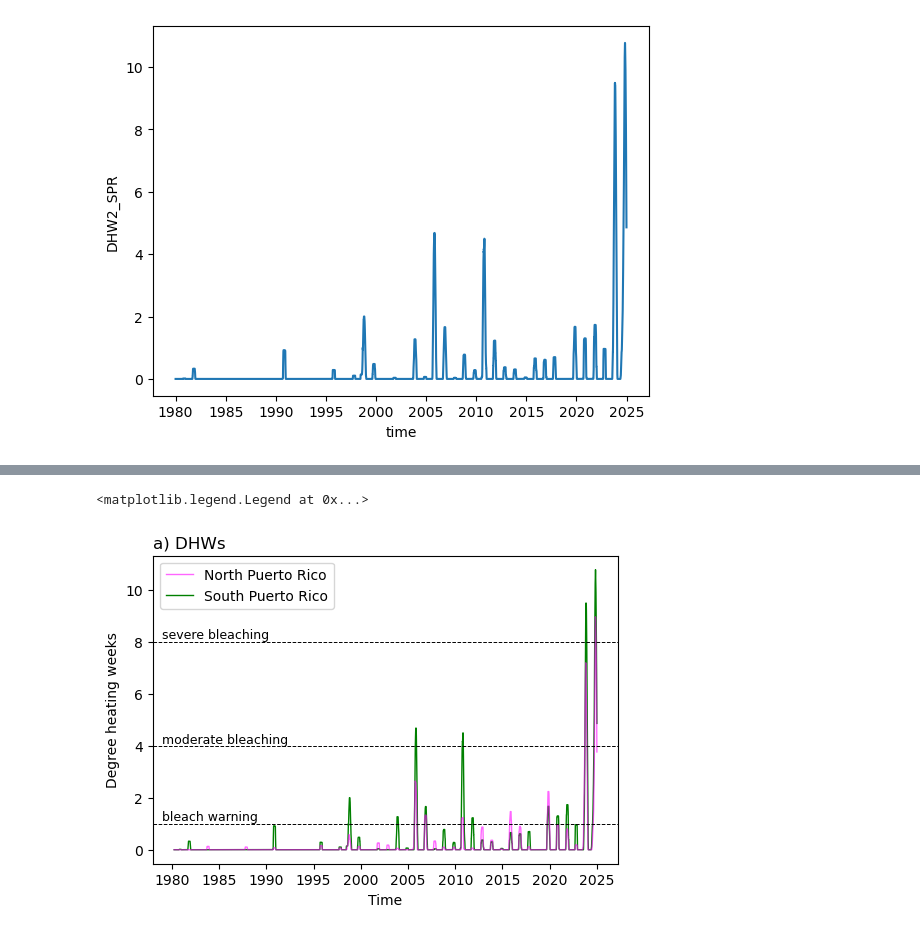
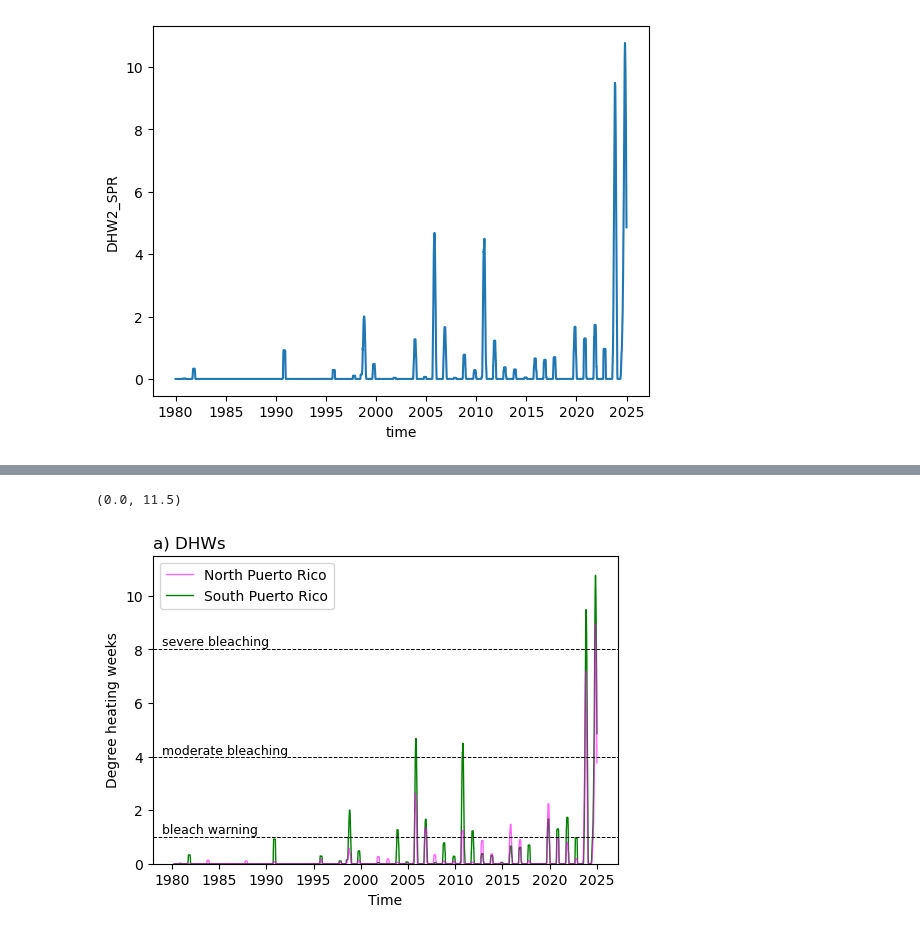
Before and after one commit to kristenkrumhardt/coral_bleaching, a Jupyter notebook: PR_heatwave/PR_ts_coral_bleaching_2thres.ipynb, the cells around one changed output, grey strips where cells are left out. Drawn from its saved outputs; the diff is of its cells as text; code cells hidden in the pictures.

```diff
--- a/PR_heatwave/PR_ts_coral_bleaching_2thres.ipynb
+++ b/PR_heatwave/PR_ts_coral_bleaching_2thres.ipynb
@@ -434,25 +434,25 @@ Data variables:
 # %%
 fig = plt.figure(figsize=(6,4))
 
 ax = fig.add_subplot(1,1,1)
 ax.set_title('a) DHWs', loc='left')
 
 ax.plot(ds.time.isel(time=slice(84,16437)),ds.DHW2_NPR.isel(time=slice(84,16437)),
         linewidth=1,label='North Puerto Rico',color='magenta',zorder=1,alpha=0.6)
 ax.plot(ds.time.isel(time=slice(84,16437)),ds.DHW2_SPR.isel(time=slice(84,16437)),
         linewidth=1,label='South Puerto Rico',color='green',zorder=0)
 ax.set(ylabel='Degree heating weeks',xlabel='Time')
 
 ax.axhline(1,color='black',linewidth=0.7,linestyle='--')
-ax.text(0.02,0.14,'bleach warning',fontsize=9, transform=ax.transAxes)
+ax.text(0.02,0.10,'bleach warning',fontsize=9, transform=ax.transAxes)
 ax.axhline(4,color='black',linewidth=0.7,linestyle='--')
-ax.text(0.02,0.39,'moderate bleaching',fontsize=9, transform=ax.transAxes)
+ax.text(0.02,0.355,'moderate bleaching',fontsize=9, transform=ax.transAxes)
 ax.axhline(8,color='black',linewidth=0.7,linestyle='--')
-ax.text(0.02,0.73,'severe bleaching',fontsize=9, transform=ax.transAxes)
+ax.text(0.02,0.71,'severe bleaching',fontsize=9, transform=ax.transAxes)
 
 ax.legend()
-
+ax.set_ylim(0,11.5)
 #fig.savefig('/glade/work/kristenk/figs/SPuerto_Rico_13LMEmems_900to1150.png', bbox_inches='tight', dpi=300, format='png');
 # %% [output]
-<matplotlib.legend.Legend at 0x...>
+(0.0, 11.5)
-[figure, old version]
+[figure, new version]
```
Also changed, not shown: parts of 1 cell of this notebook.
